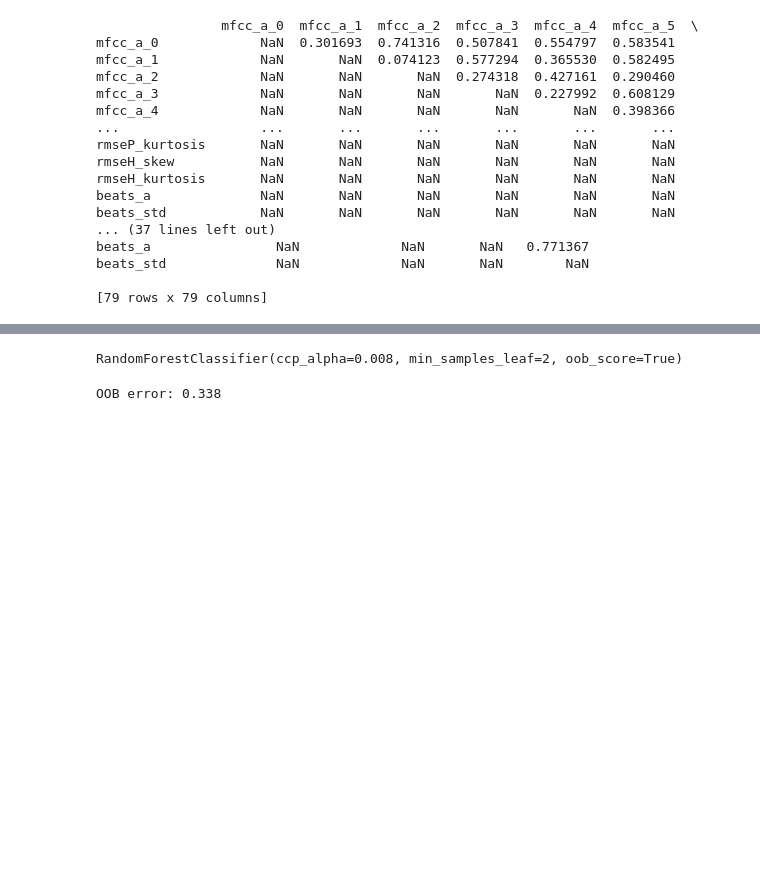
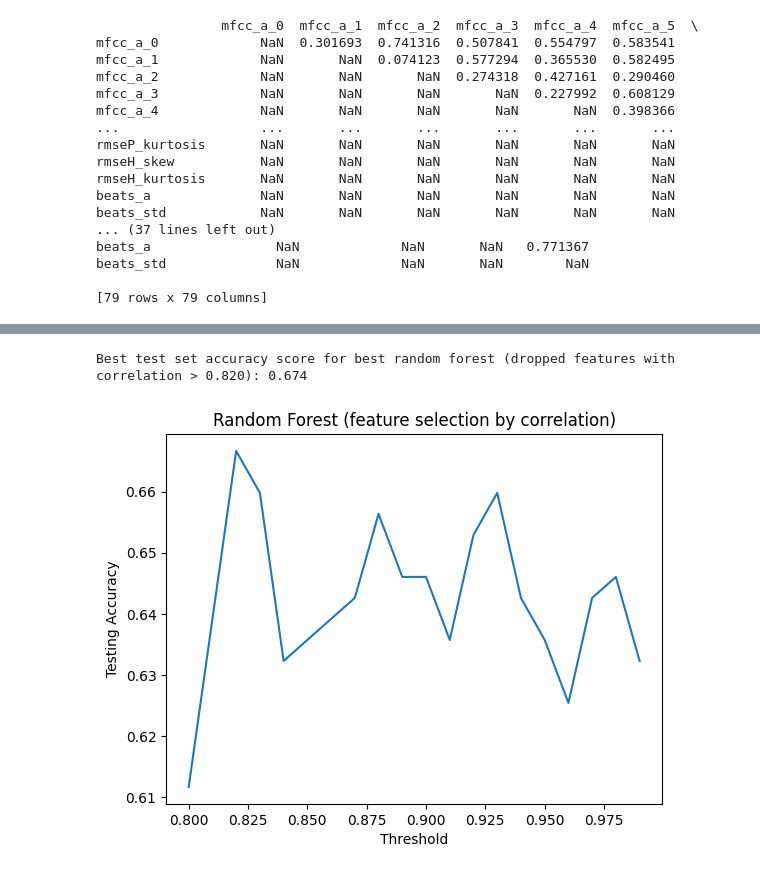
Before and after one commit to momoenomoto/ML-final-project, a Jupyter notebook: Data_Analysis_RF.ipynb, the cells around one changed output, grey strips where cells are left out. Cells and saved outputs as stored; diff of their text form; code cells hidden in the pictures; blank space fills up the shorter version.

```diff
--- a/Data_Analysis_RF.ipynb
+++ b/Data_Analysis_RF.ipynb
@@ -468,6 +494,3 @@ beats_a                NaN             NaN       NaN   0.771367
 beats_std              NaN             NaN       NaN        NaN
 
 [79 rows x 79 columns]
-# %%
-to_drop = [column for column in upper_tri.columns if any(upper_tri[column] > 0.95)]
-print(to_drop)
@@ -487,2 +496,0 @@ X_drop1.head()
-# %%
-X_train, X_test, y_train, y_test = train_test_split(X_drop1, y, test_size=0.33, random_state=42)
@@ -492,9 +497,28 @@ clf1 = RandomForestClassifier(n_estimators=100, criterion = "gini", min_samples_
-# %%
-clf1.fit(X_train,y_train)
-# %% [output]
-RandomForestClassifier(ccp_alpha=0.008, min_samples_leaf=2, oob_score=True)
-# %%
-oob_error = 1 - clf1.oob_score_
-print(f'OOB error: {oob_error:.3f}')
-# %% [output]
-OOB error: 0.338
+# %%
+test_accu_lst = []
+max_accu = 0
+max_accu_thr = 0
+for threshold in np.arange(0.8,1,0.01):
+  to_drop = [column for column in upper_tri.columns if any(upper_tri[column] > threshold)]
+  X_drop = X.drop(to_drop, axis=1)
+  X_train_drop, X_test_drop, y_train, y_test = train_test_split(X_drop, y, test_size=0.33, random_state=42)
+  rf_best_drop = RandomForestClassifier(n_estimators=200, min_samples_leaf=2, max_depth=10, criterion="gini", max_features="sqrt")
+  rf_best_drop.fit(X_train_drop, y_train)
+  y_pred_drop = rf_best_drop.predict(X_test_drop)
+  test_accu = accuracy_score(y_test, y_pred_drop)
+  if test_accu > max_accu:
+    max_accu = test_accu
+    max_accu_thr = threshold
+  test_accu_lst.append(test_accu)
+print('Best test set accuracy score for best random forest (dropped features with correlation > {:.3f}): {:.3f}'.format(max_accu_thr, max_accu))
+# %% [output]
+Best test set accuracy score for best random forest (dropped features with correlation > 0.820): 0.674
+# %%
+threshold_lst = [i for i in np.arange(0.8,1,0.01)]
+plt.plot(threshold_lst,test_accu_lst)
+plt.xlabel('Threshold')
+plt.ylabel('Testing Accuracy')
+plt.title("Random Forest (feature selection by correlation)")
+plt.show()
+# %% [output]
+[figure, added]
```
Also changed, not shown: parts of 19 cells of this notebook.
